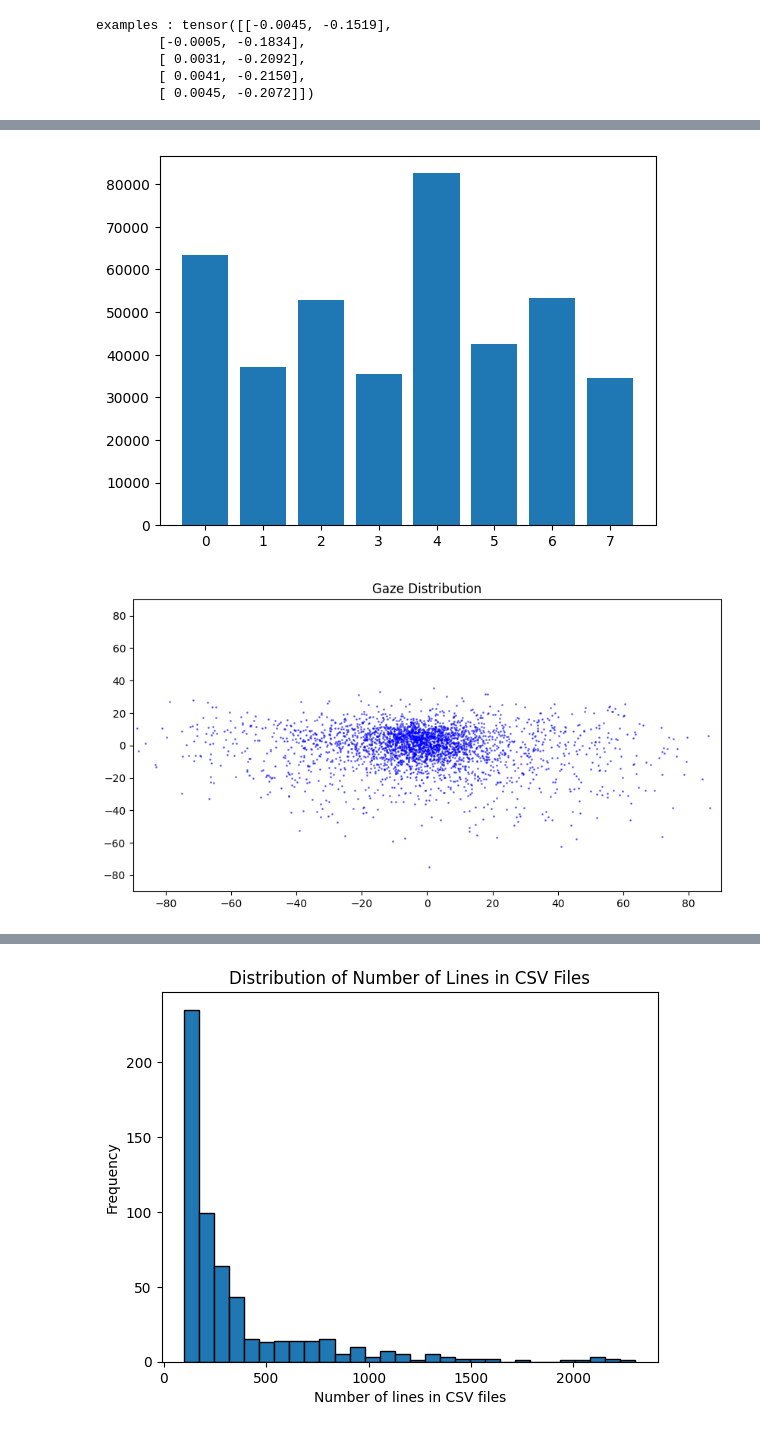
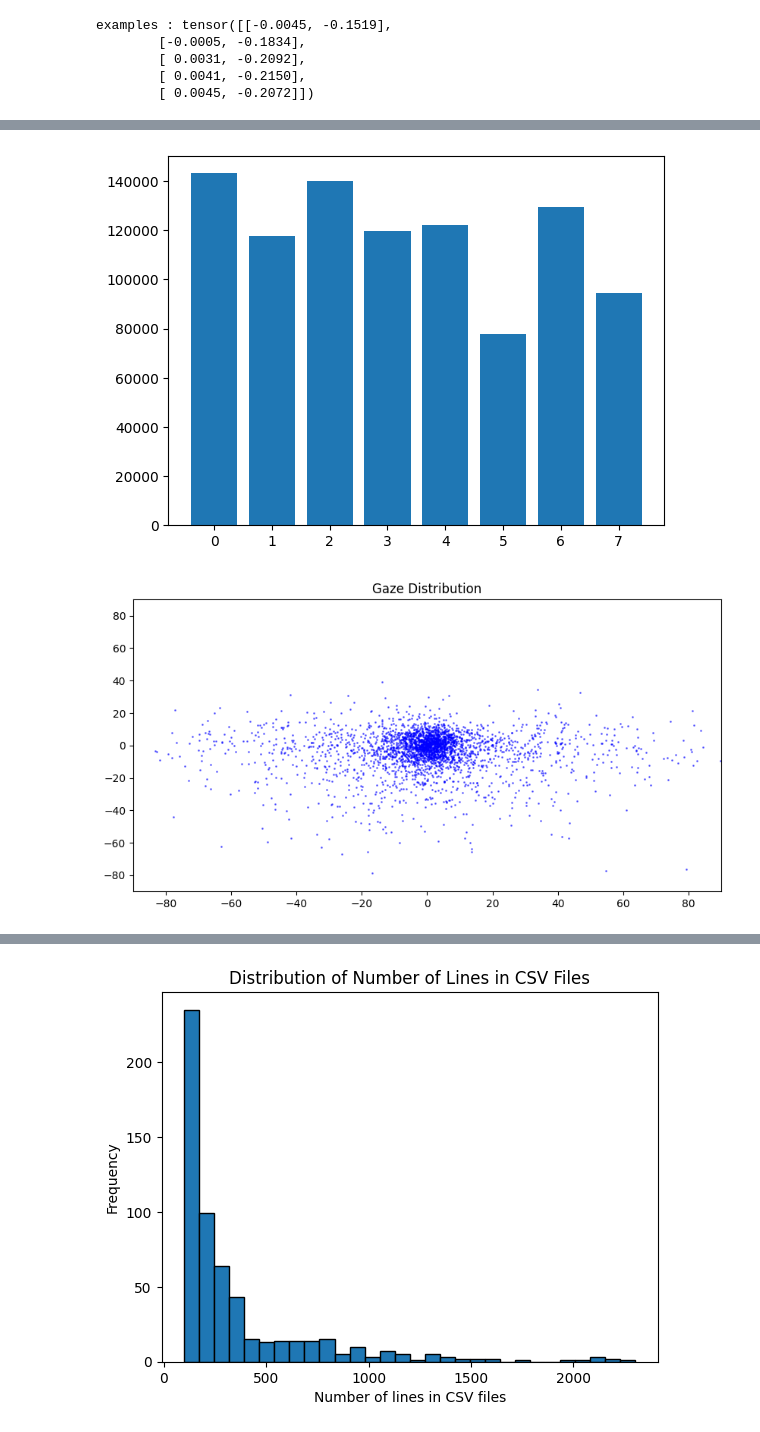
Before and after one commit to thuhci/Facial-Foundation-Model, a Jupyter notebook: check_distribution.ipynb, the cells around one changed output, grey strips where cells are left out. Cells and saved outputs as stored; diff of their text form; code cells hidden in the pictures.

```diff
--- a/check_distribution.ipynb
+++ b/check_distribution.ipynb
@@ -13,22 +13,30 @@ from pathlib import Path
 from collections import OrderedDict
 from functools import partial
 # %%
-anno_path = '/home/qzk/Facial-Foundation-Model/saved/data/mafw_combine/split01'
+anno_path = '/home/qzk/Facial-Foundation-Model/saved/data/dfew_combine/split01'
 all_angles = []
 
+all_angle_deltas = []
+
 splits = os.listdir(anno_path)
-for split in ["val", "train"]:
+# for split in ["val", "train"]:
+for split in ["train"]:
     csvs = os.listdir(os.path.join(anno_path, split))
     for csv_path in csvs:
         if csv_path.endswith('.csv'):
             with open(os.path.join(anno_path, split, csv_path), 'r') as f:
                 lines = f.readlines()
-                for line in lines:
-                    angles_string = line.strip().split('png ')[-1]
+                for i, line in enumerate(lines):
+                    angles_string = line.strip().split('jpg ')[-1]
                     angles = [float(x) for x in angles_string.split(' ')]
                     all_angles.append(angles)
+                    if i==0:
+                        all_angle_deltas.append([0.0]*2)
+                    else:
+                        all_angle_deltas.append([all_angles[-1][1] - all_angles[-2][1], all_angles[-1][2] - all_angles[-2][2]])
 
 all_angles = torch.tensor(all_angles)
+all_angle_deltas = torch.tensor(all_angle_deltas)
 
 all_emos = all_angles[:, 0]
 all_angles = all_angles[:, 1:]
@@ -36,4 +44,5 @@ all_angles = all_angles[:, 1:]
 print("len of angles:", len(all_angles) )
 print("examples of all_emos :", all_emos[:5])
 print("examples of all_angles :", all_angles[:5])
+print("examples of all_angle_deltas :", all_angle_deltas[:5])
 # %% [output]
@@ -47,15 +61,18 @@ examples of all_angles : tensor([[-0.0943, -0.3069],
 # %%
-csv_path = '/home/qzk/FRU-Adapter/output/relbl/CelebV_with_emo_dfew.csv'
+csv_path = '/home/qzk/Facial-Foundation-Model/output/relabeled_data_celebV_gaze.csv'
 all_angles = []
 all_emos = []
+all_angle_deltas = []
+
+
 with open(csv_path, 'r') as f:
     lines = f.readlines()
     for line in lines:
         angles_string = line.strip().split('png ')[-1]
         # angles_string = line.strip().split(' ')[-1]
         angles = [float(x) for x in angles_string.split(' ')]
-        all_angles.append(angles[:-1])
-        all_emos.append(angles[-1])
+        all_angles.append(angles[1:])
+        all_emos.append(angles[0])
 
 all_angles = torch.tensor(all_angles)
 all_emos = torch.tensor(all_emos)
@@ -186,34 +203,34 @@ import matplotlib.pyplot as plt
 
 # all_angles = all_angles[:, -2:]
 pitches = all_angles[:,0] / torch.pi * 180
 yaws = all_angles[:,1] / torch.pi * 180
 
 gaze_lbls = torch.zeros_like(pitches)
 gaze_lbls += (pitches > 0).long() * 4
 gaze_lbls += (yaws > 0).long() * 2
 gaze_lbls += (abs(pitches)>abs(yaws)).long() * 1
 
 hist = {}
 for gaze_lbl in gaze_lbls:
     hist[gaze_lbl.item()] = hist.get(gaze_lbl.item(), 0) + 1
 plt.bar(hist.keys(), hist.values())
 plt.show()
 
 
 # shuffle all_angles
-all_angles = all_angles[torch.randperm(all_angles.size(0))]
-picked_angles = all_angles[:3000]
+all_angles_shuffled = all_angles[torch.randperm(all_angles.size(0))]
+picked_angles = all_angles_shuffled[:3000]
 
 plt.figure(figsize=(10, 5))
 for angle in picked_angles:
     plt.scatter(angle[1] / torch.pi * 180, angle[0] / torch.pi * 180, s=1, c='blue', alpha=0.5)
 
 # set the range of the scatters
 plt.xlim(-90, 90)   # x轴范围从0到6
 plt.ylim(-90, 90)  # y轴范围从0到12
 
 plt.title('Gaze Distribution')
 plt.show()
 # %% [output]
-[figure, old version]
+[figure, new version]
-[figure, old version]
+[figure, new version]
```
Also changed, not shown: parts of 6 cells of this notebook, 3 other files.
